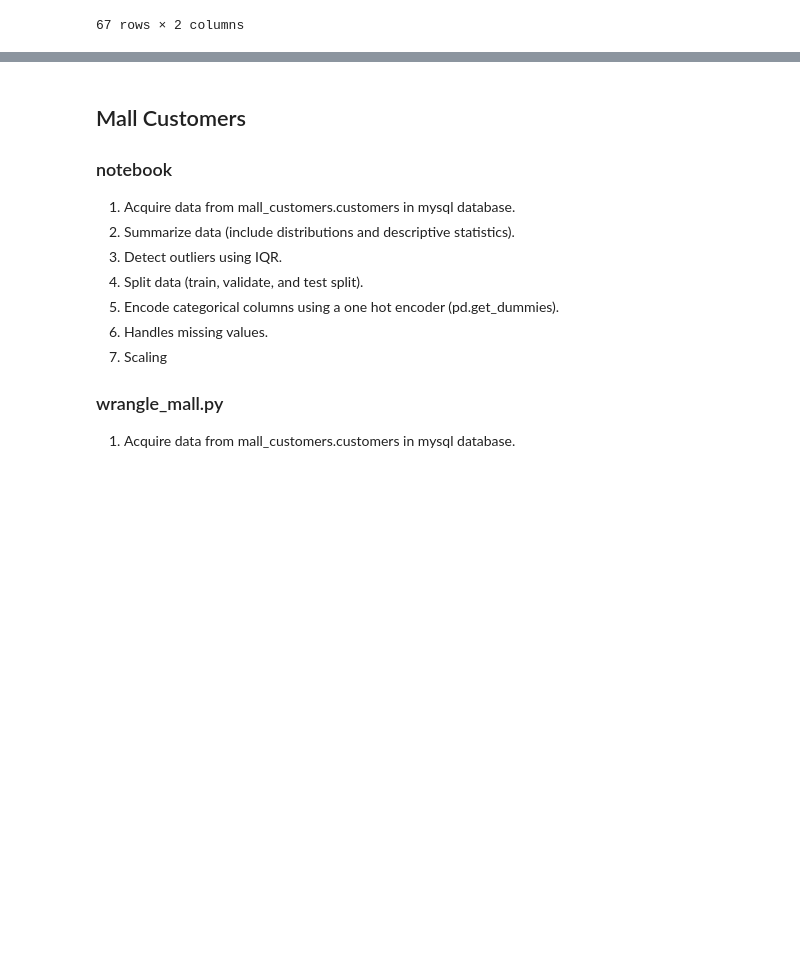
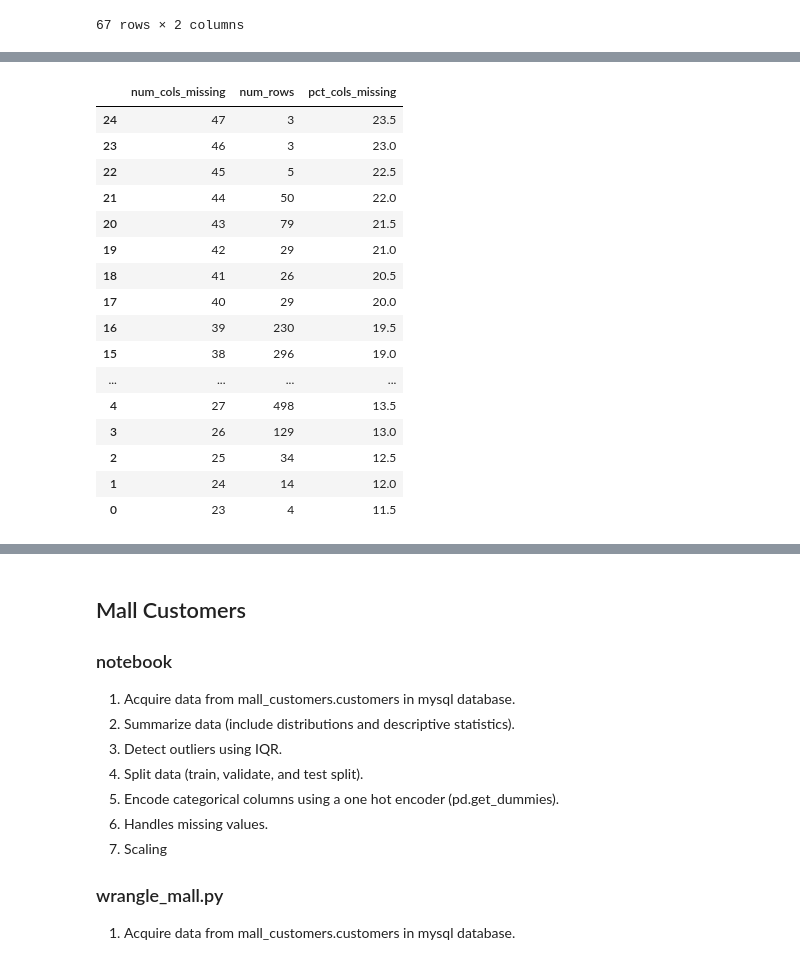
Before and after one commit to AJMartinezLlanes/clustering-exercises, a Jupyter notebook: zillow.ipynb, the cells around one changed output, grey strips where cells are left out. Cells and saved outputs as stored; diff of their text form; code cells hidden in the pictures; blank space fills up the shorter version.

```diff
--- a/zillow.ipynb
+++ b/zillow.ipynb
@@ -209,0 +301,27 @@ nulls_by_col(df)
+# %%
+def cols_missing(df):
+    df = pd.DataFrame(df.isnull().sum(axis =1), columns = ['num_cols_missing']).reset_index()\
+    .groupby('num_cols_missing').count().reset_index().\
+    rename(columns = {'index': 'num_rows' })
+    df['pct_cols_missing'] = df.num_cols_missing/df.shape[1]
+    return df
+# %%
+cols_missing(df).sort_values(by=['pct_cols_missing'], ascending=False)
+# %% [output]
+|  | num_cols_missing | num_rows | pct_cols_missing |
+| 24 | 47 | 3 | 23.5 |
+| 23 | 46 | 3 | 23.0 |
+| 22 | 45 | 5 | 22.5 |
+| 21 | 44 | 50 | 22.0 |
+| 20 | 43 | 79 | 21.5 |
+| 19 | 42 | 29 | 21.0 |
+| 18 | 41 | 26 | 20.5 |
+| 17 | 40 | 29 | 20.0 |
+| 16 | 39 | 230 | 19.5 |
+| 15 | 38 | 296 | 19.0 |
+| ... | ... | ... | ... |
+| 4 | 27 | 498 | 13.5 |
+| 3 | 26 | 129 | 13.0 |
+| 2 | 25 | 34 | 12.5 |
+| 1 | 24 | 14 | 12.0 |
+| 0 | 23 | 4 | 11.5 |
```
Also changed, not shown: parts of 20 cells of this notebook, 2 other files.
